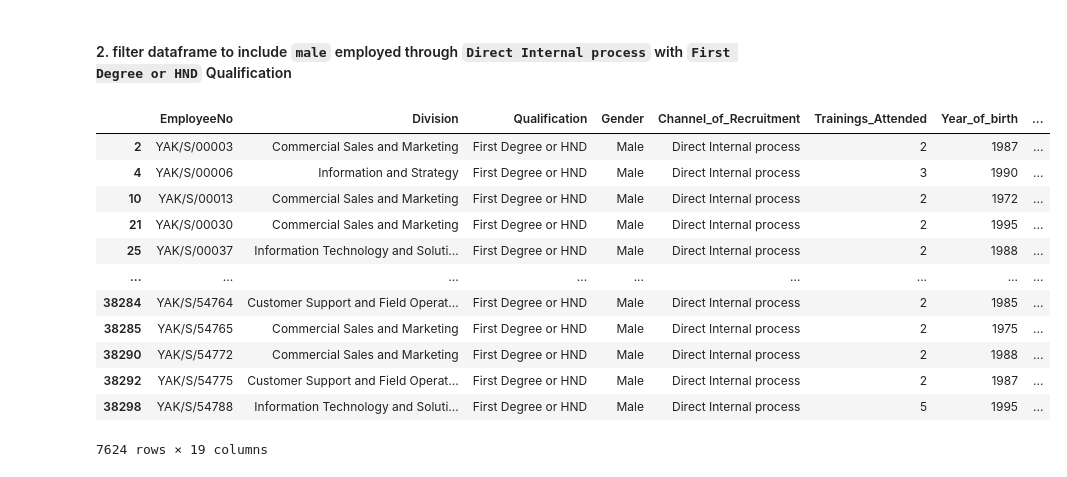
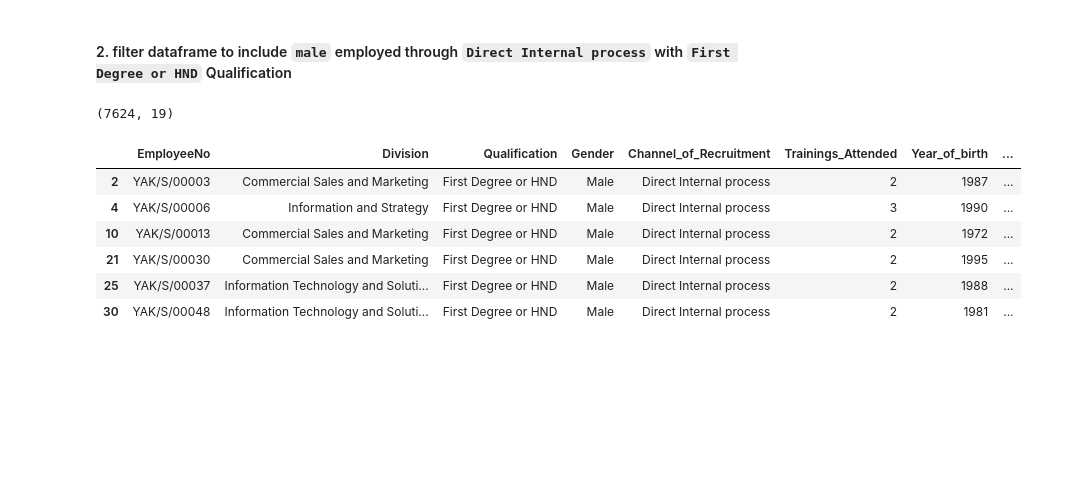
Before and after one commit to Arnold-git/Technical-Writing, a Jupyter notebook: Pandas isin method/pandas-isin-method.ipynb, the cells around one changed output. Cells and saved outputs as stored; diff of their text form; code cells hidden in the pictures; blank space fills up the shorter version.

```diff
--- a/Pandas isin method/pandas-isin-method.ipynb
+++ b/Pandas isin method/pandas-isin-method.ipynb
@@ -140,21 +140,16 @@ data_4 = data[data[['Gender', 'Division', 'Qualification']].
 # %%
 data_5 = data[data[['Gender', 'Channel_of_Recruitment', 'Qualification']].isin(
     ['Male', 'Direct Internal process', 'First Degree or HND']
 ).all(axis=1)]
 
-
-data_5
+print(data_5.shape)
+data_5.head(6)
 # %% [output]
+(7624, 19)
 |  | EmployeeNo | Division | Qualification | Gender | Channel_of_Recruitment | Trainings_Attended | Year_of_birth | ... |
 | 2 | YAK/S/00003 | Commercial Sales and Marketing | First Degree or HND | Male | Direct Internal process | 2 | 1987 | ... |
 | 4 | YAK/S/00006 | Information and Strategy | First Degree or HND | Male | Direct Internal process | 3 | 1990 | ... |
 | 10 | YAK/S/00013 | Commercial Sales and Marketing | First Degree or HND | Male | Direct Internal process | 2 | 1972 | ... |
 | 21 | YAK/S/00030 | Commercial Sales and Marketing | First Degree or HND | Male | Direct Internal process | 2 | 1995 | ... |
 | 25 | YAK/S/00037 | Information Technology and Soluti... | First Degree or HND | Male | Direct Internal process | 2 | 1988 | ... |
-| ... | ... | ... | ... | ... | ... | ... | ... | ... |
-| 38284 | YAK/S/54764 | Customer Support and Field Operat... | First Degree or HND | Male | Direct Internal process | 2 | 1985 | ... |
-| 38285 | YAK/S/54765 | Commercial Sales and Marketing | First Degree or HND | Male | Direct Internal process | 2 | 1975 | ... |
-| 38290 | YAK/S/54772 | Commercial Sales and Marketing | First Degree or HND | Male | Direct Internal process | 2 | 1988 | ... |
-| 38292 | YAK/S/54775 | Customer Support and Field Operat... | First Degree or HND | Male | Direct Internal process | 2 | 1987 | ... |
-| 38298 | YAK/S/54788 | Information Technology and Soluti... | First Degree or HND | Male | Direct Internal process | 5 | 1995 | ... |
+| 30 | YAK/S/00048 | Information Technology and Soluti... | First Degree or HND | Male | Direct Internal process | 2 | 1981 | ... |
-7624 rows × 19 columns
```
Also changed, not shown: parts of 3 cells of this notebook.
